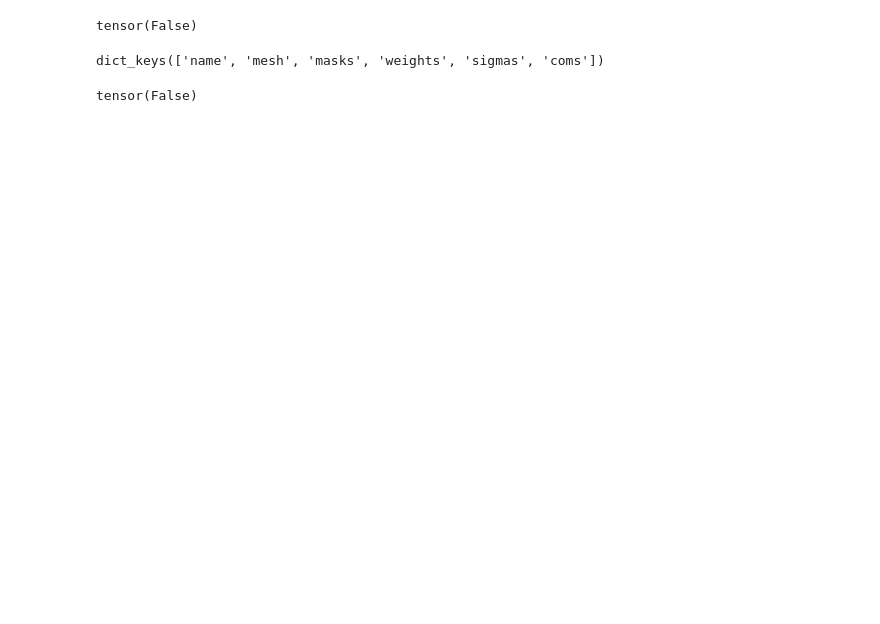
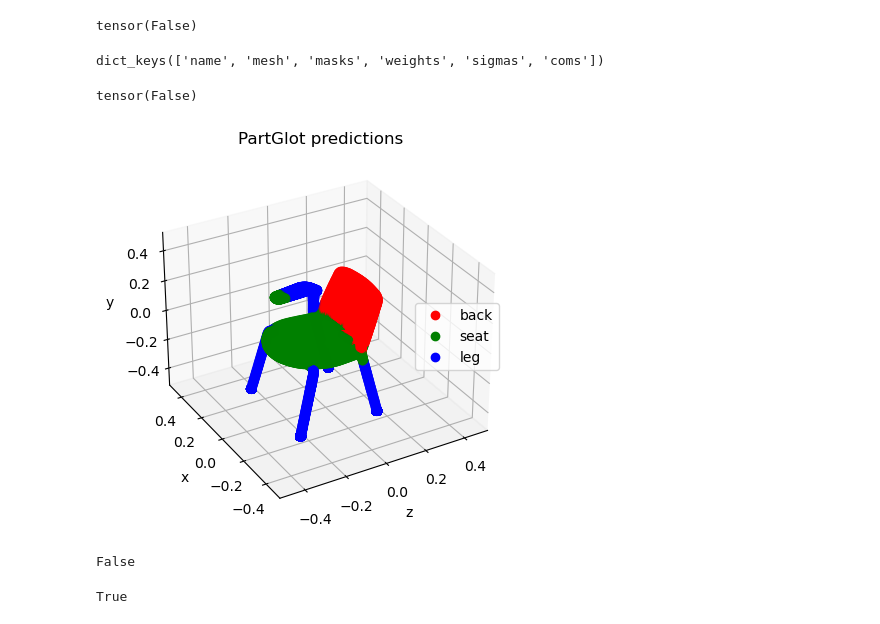
Before and after one commit to MaximilianWinter/SegmentStyler, a Jupyter notebook: notebooks/test_dataset.ipynb, the cells around one changed output. Cells and saved outputs as stored; diff of their text form; code cells hidden in the pictures; blank space fills up the shorter version.

```diff
--- a/notebooks/test_dataset.ipynb
+++ b/notebooks/test_dataset.ipynb
@@ -42,3 +75,15 @@ dict_keys(['name', 'mesh', 'masks', 'weights', 'sigmas', 'coms'])
 (out['masks']['rainbow legs']==1).all()
 # %% [output]
 tensor(False)
+# %%
+PartGlotData.visualize_predicted_maps(out["mesh"].vertices.cpu().numpy(), out["labels"], "./masks.png")
+# %% [output]
+[figure, added]
+# %%
+"leg" in ["leg in", "bla arm"]
+# %% [output]
+False
+# %%
+"leg" in "leg in"
+# %% [output]
+True
```
Also changed, not shown: parts of 9 cells of this notebook, 1 other file.
